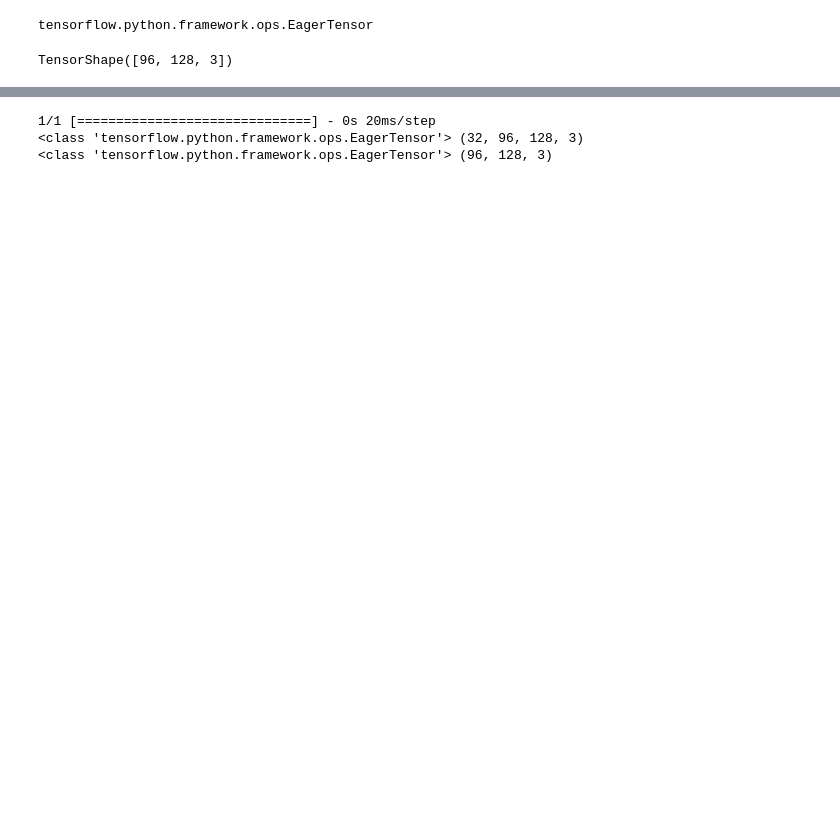
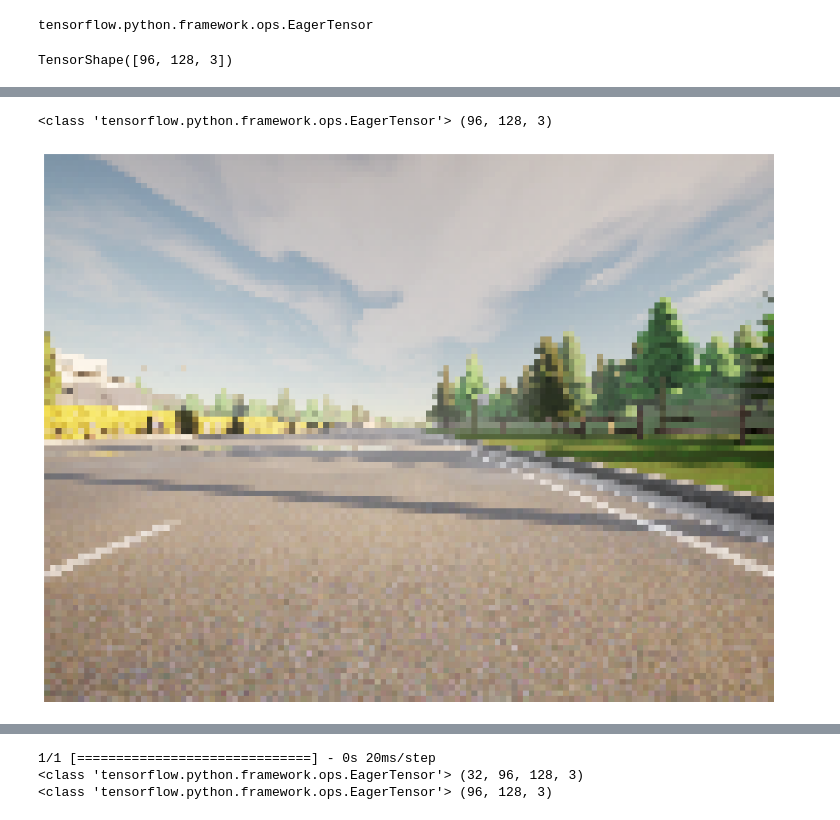
Before and after one commit to ruslanmv/Image-Segmentation-with-U-Net, a Jupyter notebook: Image_segmentation_Unet-mmo.ipynb, the cells around one changed output, grey strips where cells are left out. Saved outputs shown, nothing was run; the diff lists cells and outputs as text; code cells hidden in the pictures; blank space fills up the shorter version.

```diff
--- a/Image_segmentation_Unet-mmo.ipynb
+++ b/Image_segmentation_Unet-mmo.ipynb
@@ -760 +731,13 @@ plt.imshow(tf.keras.preprocessing.image.array_to_img(images))
+# %%
+imagen=preprocess_mmo(images)
+#pred_mask = unet.predict(imagen)
+display_list=[imagen,  create_mask(pred_mask)]
+print(type(imagen), imagen.shape)
+plt.figure(figsize=(15, 15))
+plt.imshow(tf.keras.preprocessing.image.array_to_img(display_list[0]))
+plt.axis('off')
+plt.show()
+# %% [output]
+<class 'tensorflow.python.framework.ops.EagerTensor'> (96, 128, 3)
+[figure, added]
 # %%
```
Also changed, not shown: parts of 21 cells of this notebook, 1 other file.
